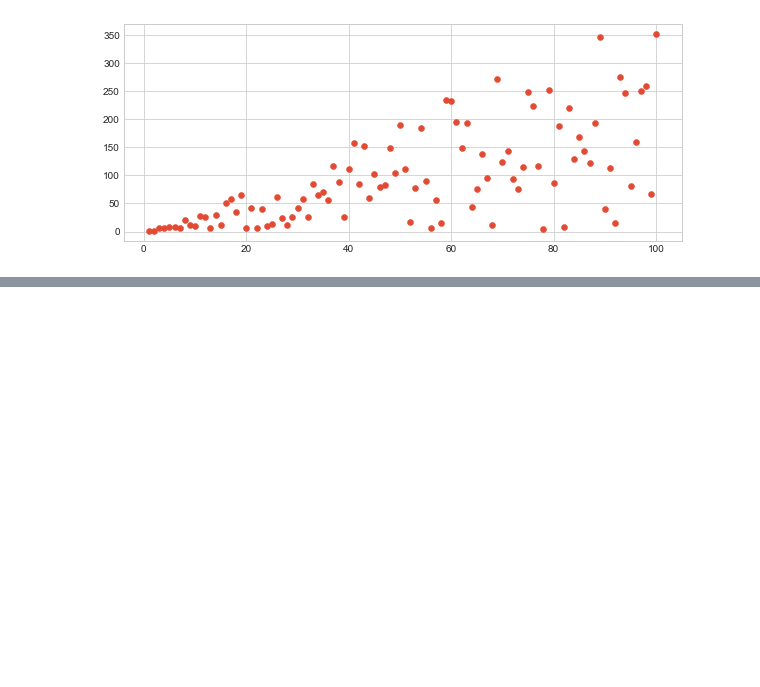
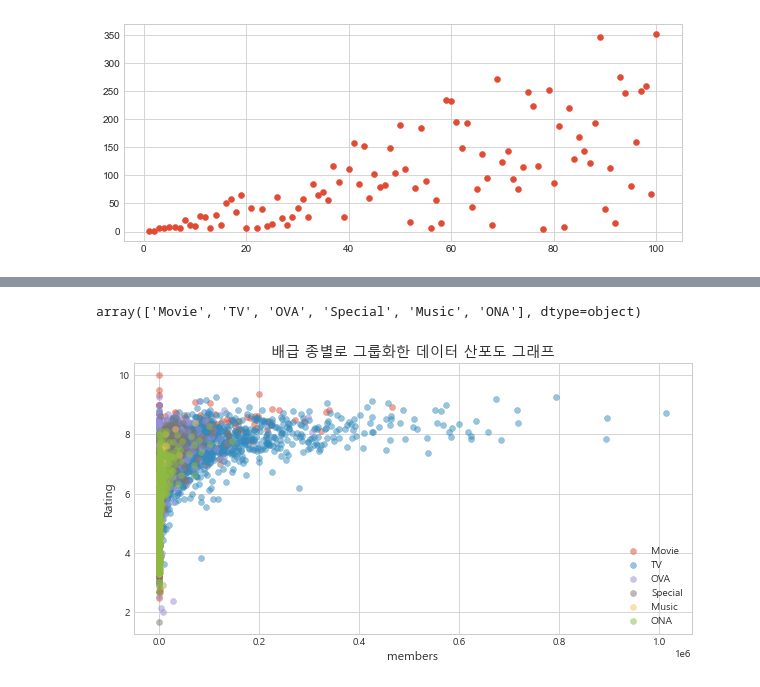
Before and after one commit to LIMDANBI/SKTFLYAI, a Jupyter notebook: pandas/주가 데이터 시각화.ipynb, the cells around one changed output, grey strips where cells are left out. Cells and saved outputs as stored; diff of their text form; code cells hidden in the pictures; blank space fills up the shorter version.

```diff
--- a/pandas/주가 데이터 시각화.ipynb
+++ b/pandas/주가 데이터 시각화.ipynb
@@ -61,0 +99,25 @@ plt.show()
+# %%
+types = df['type'].unique()
+types
+# %% [output]
+array(['Movie', 'TV', 'OVA', 'Special', 'Music', 'ONA'], dtype=object)
+# %%
+if os.name == 'posix':
+    plt.rc("font", family="AppleGothic")
+
+else:
+    plt.rc("font", family="Malgun Gothic")
+# %%
+fig = plt.figure(figsize=(10,5))
+ax = fig.add_subplot(111)
+for t in types:
+    x = df.loc[df['type'] == t, 'members']
+    y = df.loc[df['type'] == t, 'rating']
+    ax.scatter(x, y, alpha=0.5, label=t)
+ax.set_title("배급 종별로 그룹화한 데이터 산포도 그래프")
+ax.set_xlabel('members')
+ax.set_ylabel('Rating')
+ax.legend(loc='lower right')
+plt.show()
+# %% [output]
+[figure, added]
```
Also changed, not shown: parts of 4 cells of this notebook.
